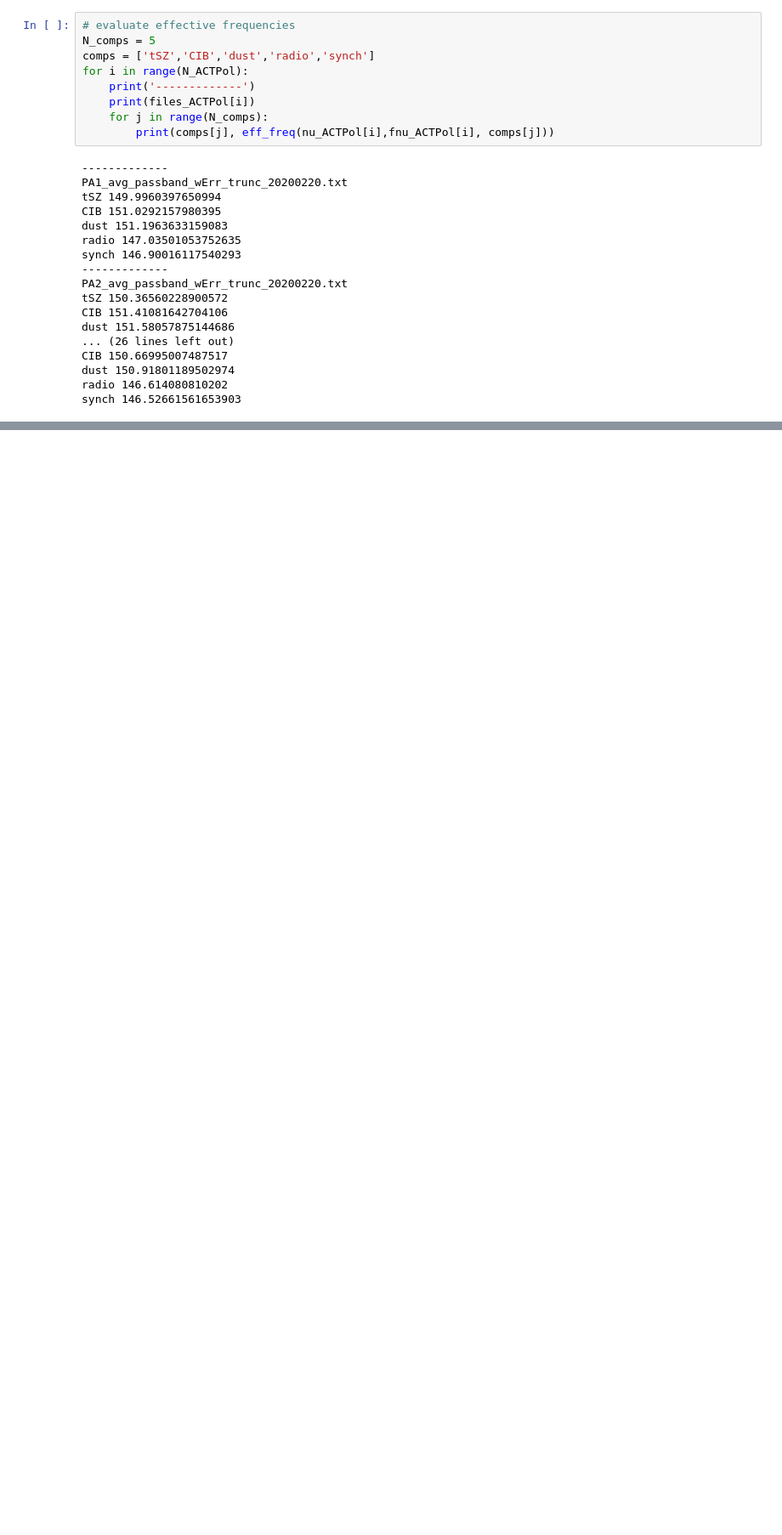
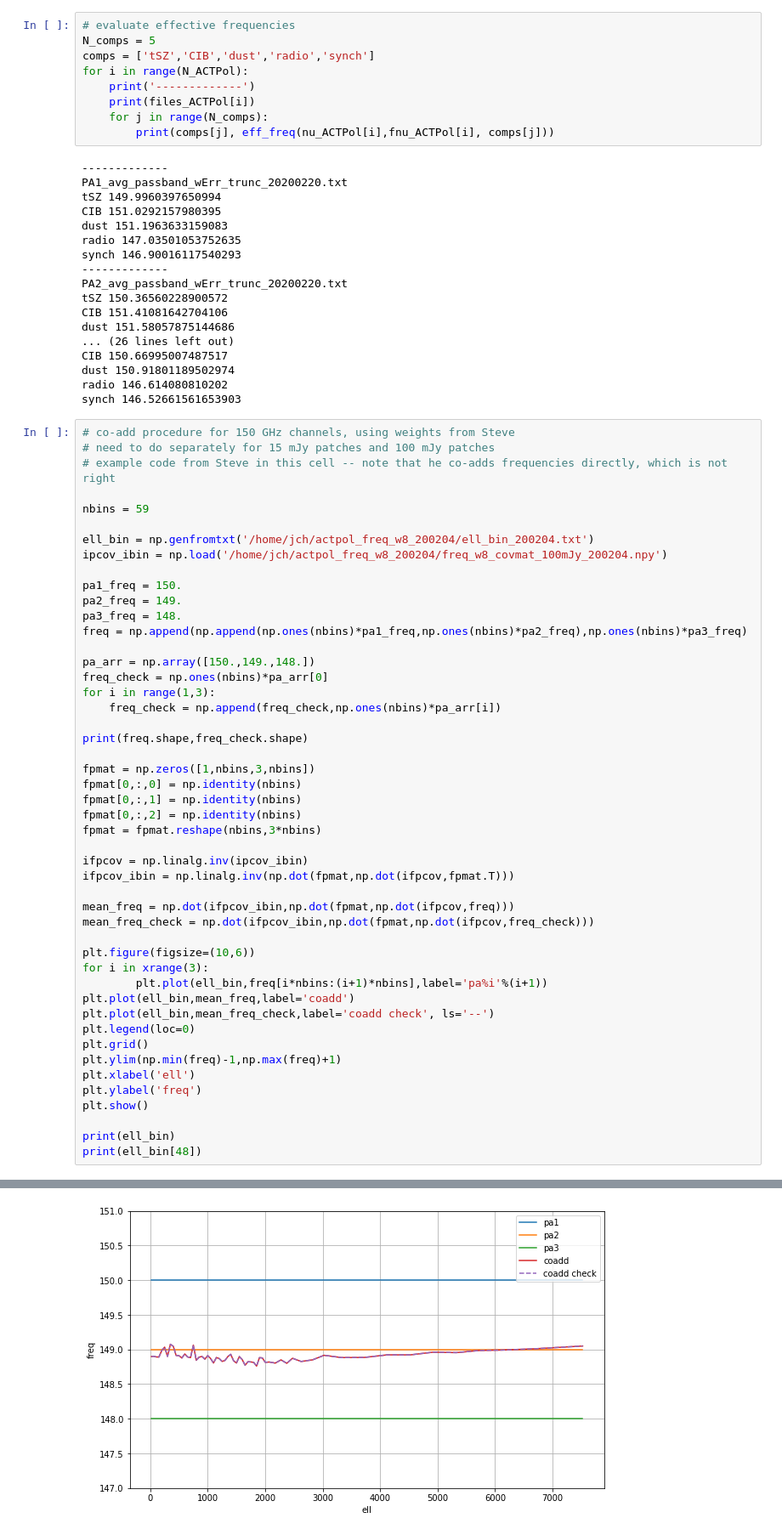
Before and after one commit to jcolinhill/ACT_bandpasses, a Jupyter notebook: effective_frequencies.ipynb, the cells around one changed output, grey strips where cells are left out. Shown: that part at 85% size. Saved outputs shown, nothing was run; the diff lists cells and outputs as text; blank space fills up the shorter version.

Commit message:
include Steve-coadd-weighting

```diff
--- a/effective_frequencies.ipynb
+++ b/effective_frequencies.ipynb
@@ -295,3 +296,52 @@ CIB 150.66995007487517
 dust 150.91801189502974
 radio 146.614080810202
 synch 146.52661561653903
+# %%
+# co-add procedure for 150 GHz channels, using weights from Steve
+# need to do separately for 15 mJy patches and 100 mJy patches
+# example code from Steve in this cell -- note that he co-adds frequencies directly, which is not right
+
+nbins = 59
+
+ell_bin = np.genfromtxt('/home/jch/actpol_freq_w8_200204/ell_bin_200204.txt')
+ipcov_ibin = np.load('/home/jch/actpol_freq_w8_200204/freq_w8_covmat_100mJy_200204.npy')
+
+pa1_freq = 150.
+pa2_freq = 149.
+pa3_freq = 148.
+freq = np.append(np.append(np.ones(nbins)*pa1_freq,np.ones(nbins)*pa2_freq),np.ones(nbins)*pa3_freq)
+
+pa_arr = np.array([150.,149.,148.])
+freq_check = np.ones(nbins)*pa_arr[0]
+for i in range(1,3):
+    freq_check = np.append(freq_check,np.ones(nbins)*pa_arr[i])
+
+print(freq.shape,freq_check.shape)
+
+fpmat = np.zeros([1,nbins,3,nbins])
+fpmat[0,:,0] = np.identity(nbins)
+fpmat[0,:,1] = np.identity(nbins)
+fpmat[0,:,2] = np.identity(nbins)
+fpmat = fpmat.reshape(nbins,3*nbins)
+
+ifpcov = np.linalg.inv(ipcov_ibin)
+ifpcov_ibin = np.linalg.inv(np.dot(fpmat,np.dot(ifpcov,fpmat.T)))
+
+mean_freq = np.dot(ifpcov_ibin,np.dot(fpmat,np.dot(ifpcov,freq)))
+mean_freq_check = np.dot(ifpcov_ibin,np.dot(fpmat,np.dot(ifpcov,freq_check)))
+
+plt.figure(figsize=(10,6))
+for i in xrange(3):
+        plt.plot(ell_bin,freq[i*nbins:(i+1)*nbins],label='pa%i'%(i+1))
+plt.plot(ell_bin,mean_freq,label='coadd')
+plt.plot(ell_bin,mean_freq_check,label='coadd check', ls='--')
+plt.legend(loc=0)
+plt.grid()
+plt.ylim(np.min(freq)-1,np.max(freq)+1)
+plt.xlabel('ell')
+plt.ylabel('freq')
+plt.show()
+
+print(ell_bin)
+print(ell_bin[48])
+# %% [output]
@@ -297,0 +349 @@ synch 146.52661561653903
+[figure, added]
```
Also changed, not shown: parts of 6 cells of this notebook.
